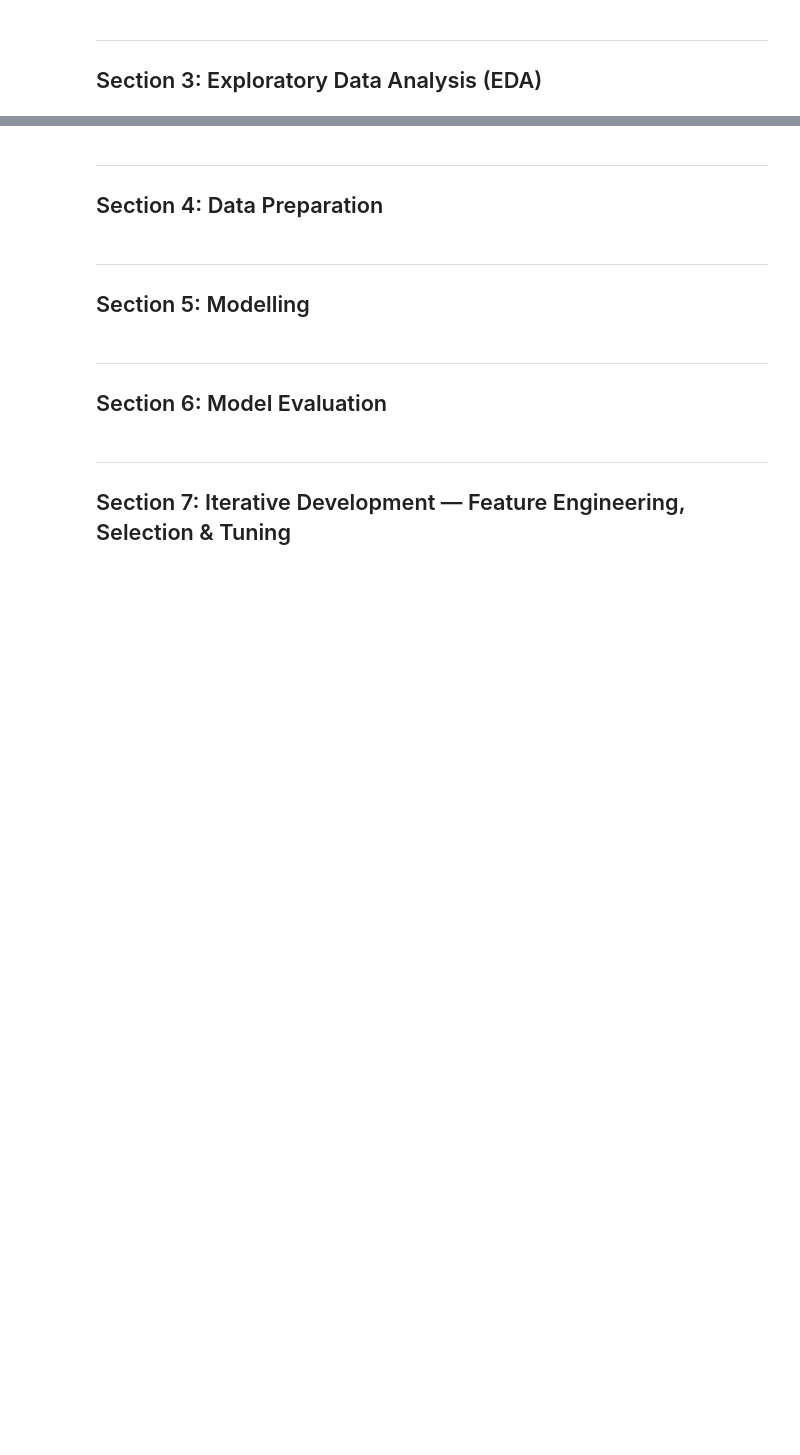
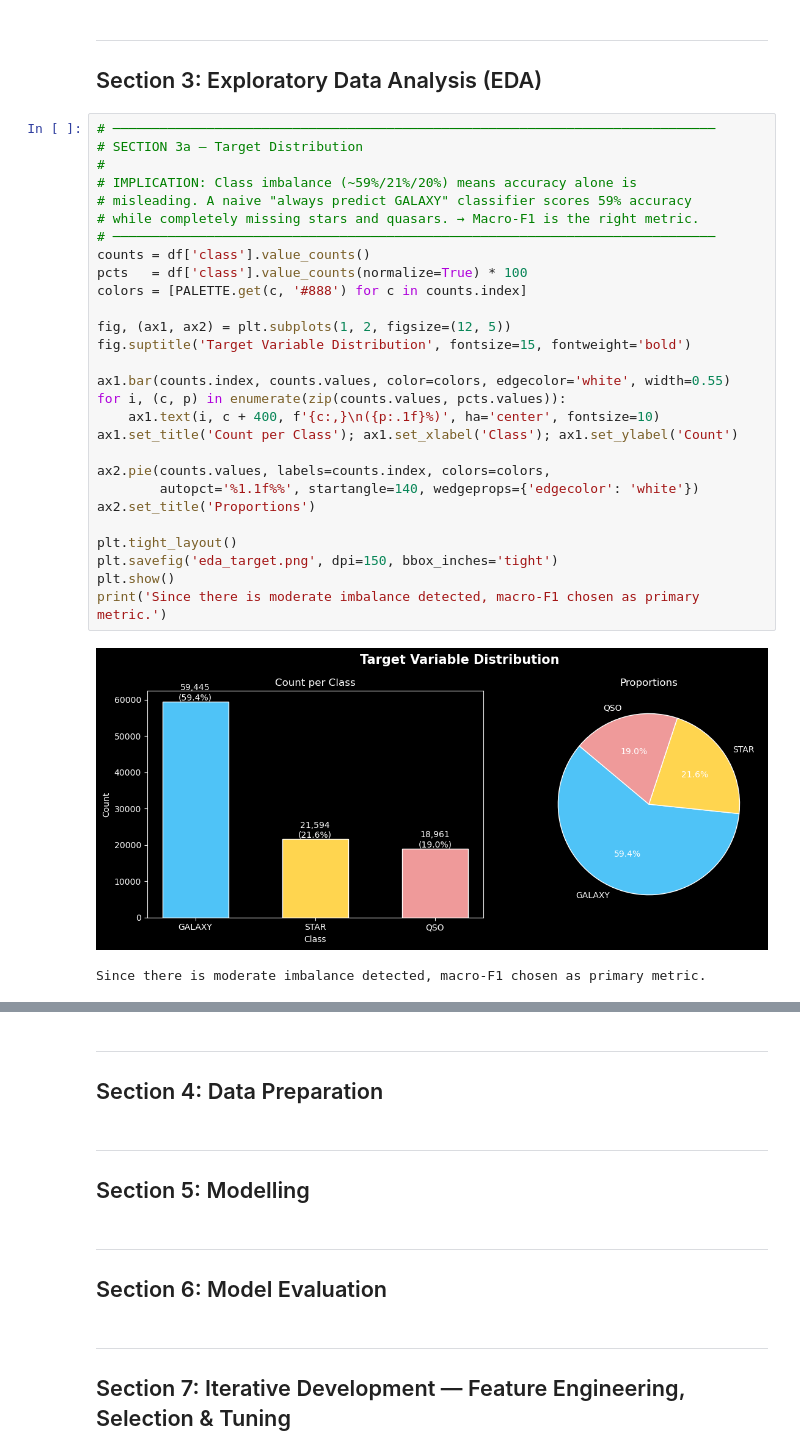
Before and after one commit to CyphenRozulus/streamlit_app_project, a Jupyter notebook: MLDP Program Codes Submission.ipynb, the cells around one changed output, grey strips where cells are left out. Cells and saved outputs as stored; diff of their text form; blank space fills up the shorter version.

Commit message:
Completed Section 3

```diff
--- a/MLDP Program Codes Submission.ipynb
+++ b/MLDP Program Codes Submission.ipynb
@@ -243,3 +243,34 @@ Statistical summary:
 # %% [markdown]
 ---
 ## Section 3: Exploratory Data Analysis (EDA)
+# %%
+# ─────────────────────────────────────────────────────────────────────────────
+# SECTION 3a — Target Distribution
+#
+# IMPLICATION: Class imbalance (~59%/21%/20%) means accuracy alone is
+# misleading. A naive "always predict GALAXY" classifier scores 59% accuracy
+# while completely missing stars and quasars. → Macro-F1 is the right metric.
+# ─────────────────────────────────────────────────────────────────────────────
+counts = df['class'].value_counts()
+pcts   = df['class'].value_counts(normalize=True) * 100
+colors = [PALETTE.get(c, '#888') for c in counts.index]
+
+fig, (ax1, ax2) = plt.subplots(1, 2, figsize=(12, 5))
+fig.suptitle('Target Variable Distribution', fontsize=15, fontweight='bold')
+
+ax1.bar(counts.index, counts.values, color=colors, edgecolor='white', width=0.55)
+for i, (c, p) in enumerate(zip(counts.values, pcts.values)):
+    ax1.text(i, c + 400, f'{c:,}\n({p:.1f}%)', ha='center', fontsize=10)
+ax1.set_title('Count per Class'); ax1.set_xlabel('Class'); ax1.set_ylabel('Count')
+
+ax2.pie(counts.values, labels=counts.index, colors=colors,
+        autopct='%1.1f%%', startangle=140, wedgeprops={'edgecolor': 'white'})
+ax2.set_title('Proportions')
+
+plt.tight_layout()
+plt.savefig('eda_target.png', dpi=150, bbox_inches='tight')
+plt.show()
+print('Since there is moderate imbalance detected, macro-F1 chosen as primary metric.')
+# %% [output]
+[figure, added]
+Since there is moderate imbalance detected, macro-F1 chosen as primary metric.
```
Also changed, not shown: parts of 4 cells of this notebook, 5 other files.
